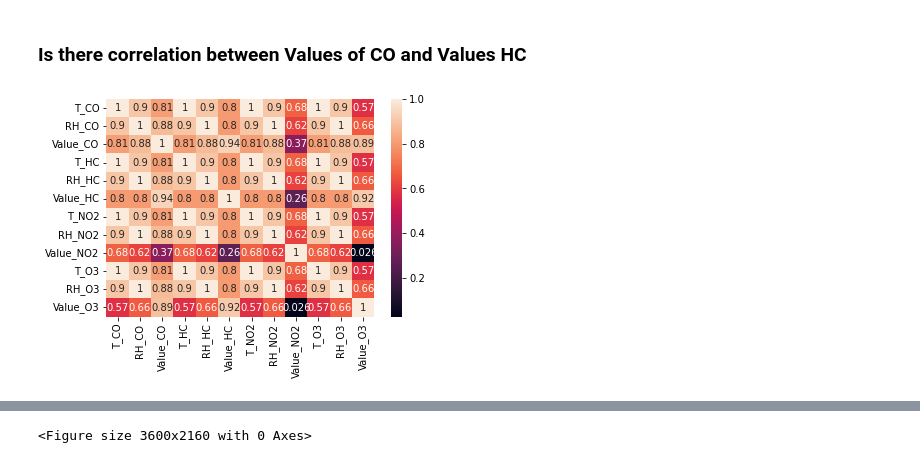
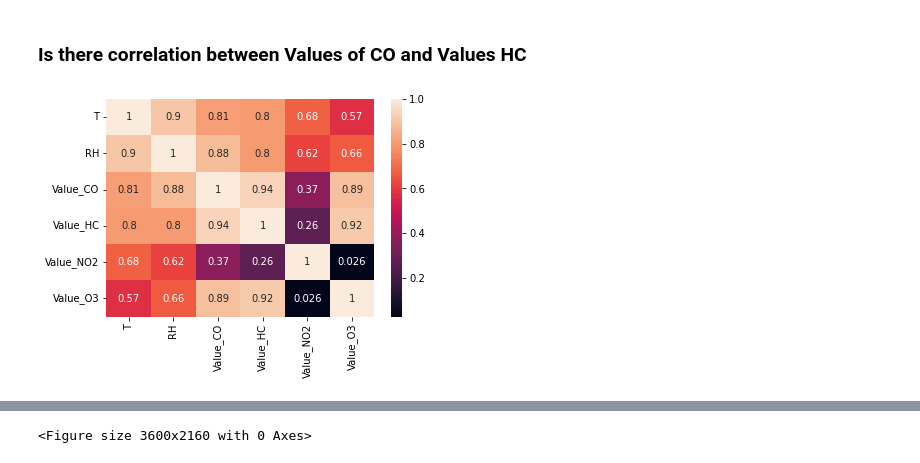
Before and after one commit to JoelPoah/AIMLCA2, a Jupyter notebook: TimeSeries_PartA/TimeSeries.ipynb, the cells around one changed output, grey strips where cells are left out. Cells and saved outputs as stored; diff of their text form; code cells hidden in the pictures.

```diff
--- a/TimeSeries_PartA/TimeSeries.ipynb
+++ b/TimeSeries_PartA/TimeSeries.ipynb
@@ -301,41 +307,41 @@ TrainTransform.drop(TrainTransform.columns[4:6],axis=1,inplace=True)
 CO = TrainTransform[TrainTransform.Gas=='CO']
 CO = pd.DataFrame(CO)
 CO.index = CO.index.to_period('D')
 CO.sort_index(inplace=True)
 CO.drop(['Gas'],axis=1,inplace=True)
-CO=CO.rename(columns={"T":"T_CO","RH":"RH_CO","Value":"Value_CO"})
+CO=CO.rename(columns={"Value":"Value_CO"})
 
 
 HC = TrainTransform[TrainTransform.Gas=='HC']
 HC = pd.DataFrame(HC)
 HC.index = HC.index.to_period('D')
 HC.sort_index(inplace=True)
-HC.drop(['Gas'],axis=1,inplace=True)
-HC=HC.rename(columns={"T":"T_HC","RH":"RH_HC","Value":"Value_HC"})
+HC.drop(['Gas','T','RH'],axis=1,inplace=True)
+HC=HC.rename(columns={"Value":"Value_HC"})
 
 
 
 NO2 = TrainTransform[TrainTransform.Gas=='NO2']
 NO2 = pd.DataFrame(NO2)
 NO2.index = NO2.index.to_period('D')
 NO2.sort_index(inplace=True)
-NO2.drop(['Gas'],axis=1,inplace=True)
-NO2=NO2.rename(columns={"T":"T_NO2","RH":"RH_NO2","Value":"Value_NO2"})
+NO2.drop(['Gas','T','RH'],axis=1,inplace=True)
+NO2=NO2.rename(columns={"Value":"Value_NO2"})
 
 O3 = TrainTransform[TrainTransform.Gas=='O3']
 O3 = pd.DataFrame(O3)
 O3.index = O3.index.to_period('D')
 O3.sort_index(inplace=True)
-O3.drop(['Gas'],axis=1,inplace=True)
-O3=O3.rename(columns={"T":"T_O3","RH":"RH_O3","Value":"Value_O3"})
+O3.drop(['Gas','T','RH'],axis=1,inplace=True)
+O3=O3.rename(columns={"Value":"Value_O3"})
 
 traintransformed = pd.concat([CO, HC, NO2, O3], axis=1)
 traintransformed
 corr = traintransformed.corr()
 sns.heatmap(corr, annot=True)
 plt.show()
 # %% [output]
-[figure, old version]
+[figure, new version]
 # %%
 traintransformed
 # %% [output]
```
Also changed, not shown: parts of 8 cells of this notebook, 5 other files.
